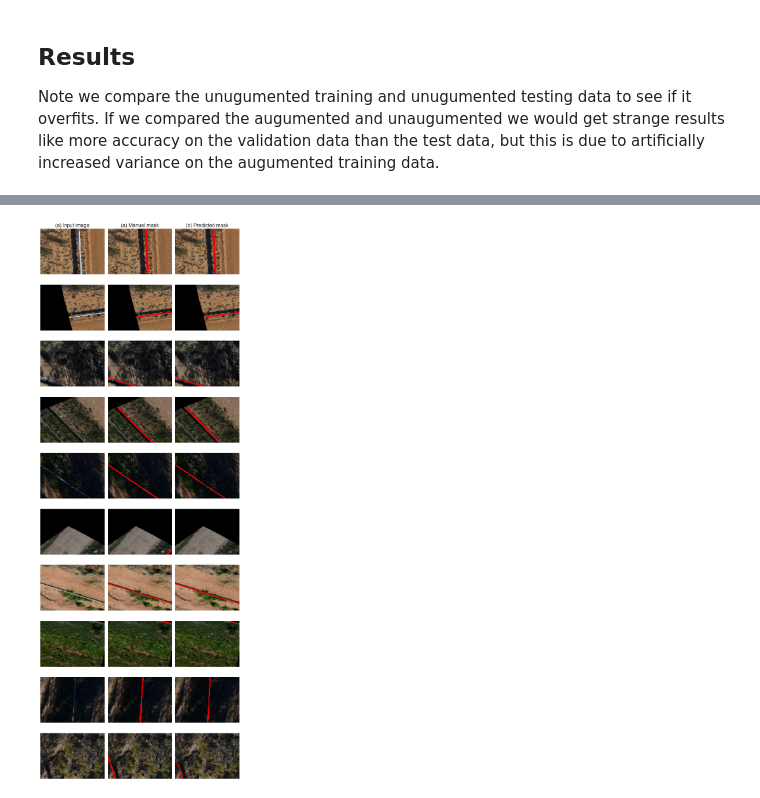
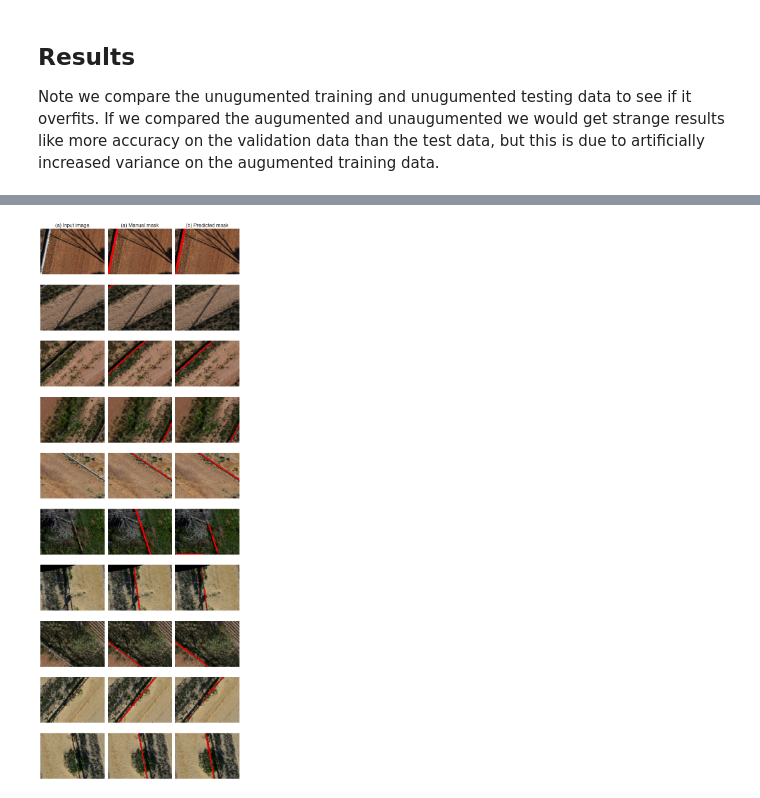
Before and after one commit to wassname/pipe-segmentation, a Jupyter notebook: notebook.ipynb, the cells around one changed output, grey strips where cells are left out. Cells and saved outputs as stored; diff of their text form; code cells hidden in the pictures.

Commit message:
Updated readme and model

```diff
--- a/notebook.ipynb
+++ b/notebook.ipynb
@@ -168,6 +126,7 @@ image_gen_test=datagen_test1.flow_from_directory(dest_dir_test,
                                   batch_size=batch_size,
                                   seed=seed,
                                   target_size=output_shape,
+                                  shuffle=False
                                  )
 mask_gen_test=datagen_test2.flow_from_directory(dest_dir_test,
                                   class_mode=None,
@@ -175,6 +134,7 @@ mask_gen_test=datagen_test2.flow_from_directory(dest_dir_test,
                                   batch_size=batch_size,
                                   seed=seed,
                                   target_size=output_shape,
+                                  shuffle=False
                                  )
 
 # join the generators
@@ -540,12 +510,24 @@ plot_hist(model.history)
 
 Note we compare the unugumented training and unugumented testing data to see if it overfits. If we compared the augumented and unaugumented we would get strange results like more accuracy on the validation data than the test data, but this is due to artificially increased variance on the augumented training data.
 # %%
-# remove dropout
-model = unet_inception_model(optimiser,img_cols,img_rows,LeakyReLU,dropout=0.0)
+model = unet_inception_model(optimizer,img_cols,img_rows)
 
 # load best checkpoint
-model.load_weights('models/%s_weights.hdf5'%model_name)
+# model.load_weights('models/%s_weights.hdf5'%model_name)
 
 # or load pre-trained model
-# model.load_weights('models/unet_inception_inv2_20160927-05-11-02_acc-0.70_weights.hdf5')
+model.load_weights('models/unet_inception_inv2_20160929-10-50-26_acc-0.75_weights.hdf5')
+val_samples=10000
+
+# add a few other metrics
+model.compile(optimizer=optimizer,
+              loss=[dice_coef_loss],
+              metrics=[
+                'accuracy',
+                'mse',
+                'binary_crossentropy',
+                'matthews_correlation',
+                'binary_accuracy',
+                ]
+             )
 # %%
@@ -567,38 +564,37 @@ y_pred = model.predict(X_test)
 from matplotlib.colors import LogNorm
 norm=LogNorm(vmin=1e-3, vmax=1.0)
 sns.set_style("dark")
-n=10
+n=batch_size
 plt.figure(figsize=(9,2.5*n))
 
 
 fontsize=16
 for i in range(n):
 
     ax=plt.subplot(n,3,1+i*3)
     if i==0: plt.title('(a) Input image', fontsize=fontsize)
     plt.imshow(np.transpose(X_test,(0,2,3,1))[i])
     plt.axis('off')
     ax.axes.get_xaxis().set_visible(False)
     ax.axes.get_yaxis().set_visible(False)
 
     ax=plt.subplot(n,3,2+i*3)
     if i==0: plt.title('(a) Manual mask', fontsize=fontsize)
     plt.imshow(np.transpose(X_test,(0,2,3,1))[i])
     cm=plt.imshow(y_test[i]>0.5, norm=norm, alpha=1, cmap=plt.cm.rainbow)
     plt.axis('off')
     ax.axes.get_xaxis().set_visible(False)
     ax.axes.get_yaxis().set_visible(False)
 
     ax=plt.subplot(n,3,3+i*3)
     if i==0: plt.title('(b) Predicted mask', fontsize=fontsize)
     plt.imshow(np.transpose(X_test,(0,2,3,1))[i])
     cm=plt.imshow(y_pred[i]>0.5, norm=norm, alpha=1, cmap=plt.cm.rainbow)
     plt.axis('off')
     ax.axes.get_xaxis().set_visible(False)
     ax.axes.get_yaxis().set_visible(False)
 
 plt.tight_layout()
-plt.savefig('images/results.png')
 plt.show()
 # %% [output]
-[figure, old version]
+[figure, new version]
```
Also changed, not shown: parts of 21 cells of this notebook, 3 other files.
